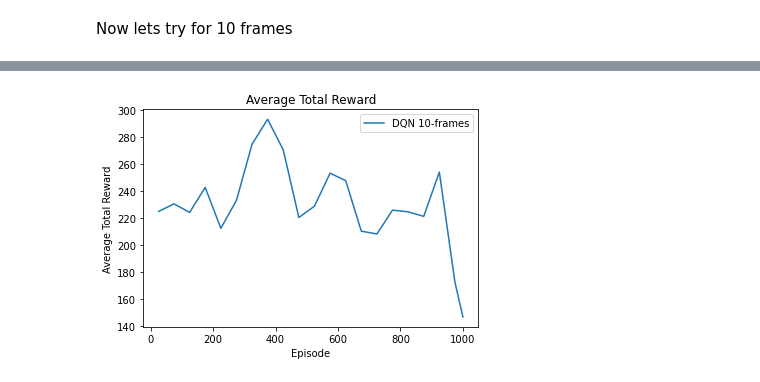
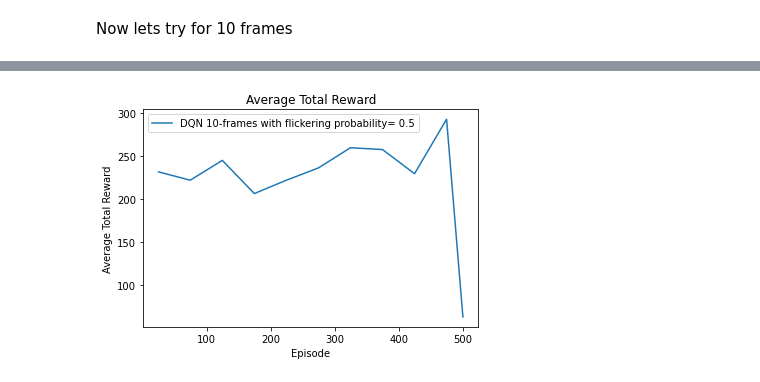
Before and after one commit to DinoDany/DRQN_RL, a Jupyter notebook: dqn.ipynb, the cells around one changed output, grey strips where cells are left out. Drawn from its saved outputs; the diff is of its cells as text; code cells hidden in the pictures.

Commit message:
Adding flickering function and data for 4 and 10 frames

```diff
--- a/dqn.ipynb
+++ b/dqn.ipynb
@@ -527,18 +568,18 @@ Average Reward over 10 Episodes: 27.30
 # %%
 # Load the CSV results
-df = pd.read_csv("dqn_results_10frames.csv")
+df = pd.read_csv("dqn_results_10frames_flickeringprob05.csv")
 
 # Compute averages of total rewards every 50 episodes
 df["group"] = df["episode"] // 50  # Group by every 50 episodes
 average_rewards = df.groupby("group")["total_reward"].mean()  # Average rewards
 average_episodes = df.groupby("group")["episode"].mean()  # Midpoint for episodes
 
 # Plot the average total rewards over grouped episodes
-plt.plot(average_episodes, average_rewards, label="DQN 10-frames")
+plt.plot(average_episodes, average_rewards, label="DQN 10-frames with flickering probability= 0.5")
 plt.xlabel("Episode")
 plt.ylabel("Average Total Reward")
 plt.title("Average Total Reward")
 plt.legend()
 plt.show()
 # %% [output]
-[figure, old version]
+[figure, new version]
```
Also changed, not shown: parts of 10 cells of this notebook, 2 other files.
